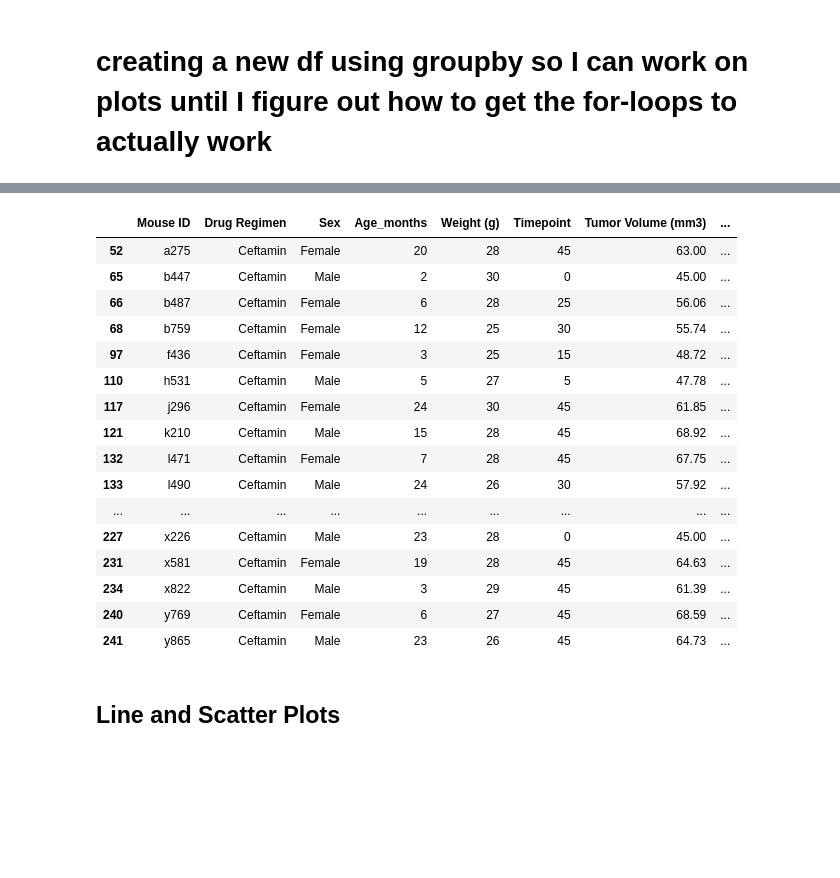
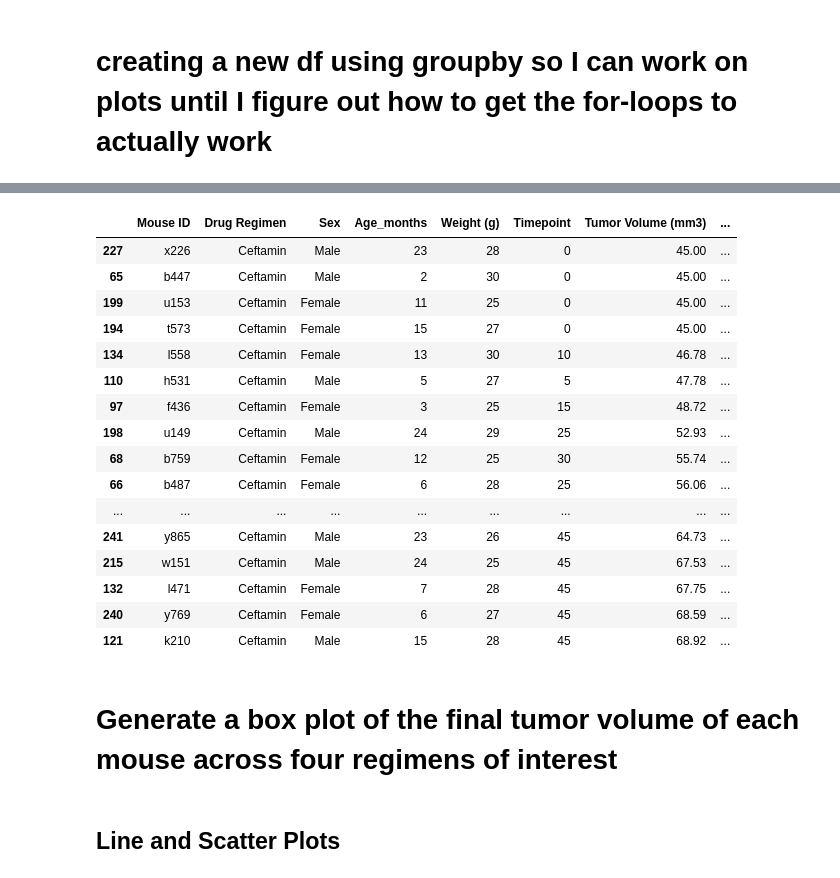
Before and after one commit to juliemcbaker/pymaceuticals, a Jupyter notebook: pymaceuticals_BAKER.ipynb, the cells around one changed output, grey strips where cells are left out. Saved outputs shown, nothing was run; the diff lists cells and outputs as text; code cells hidden in the pictures; blank space fills up the shorter version.

```diff
--- a/pymaceuticals_BAKER.ipynb
+++ b/pymaceuticals_BAKER.ipynb
@@ -708,22 +711,23 @@ infubinol_df
 # %%
-#Capomulin, Ramicane, Infubinol, and Ceftamin
+# Ceftamin sorted by tumor volume
 ceftamin_df = final_time_df.loc[final_time_df['Drug Regimen'] == 'Ceftamin', :]
-ceftamin_df
+ceft_sorted_df = ceftamin_df.sort_values("Tumor Volume (mm3)")
+ceft_sorted_df
 # %% [output]
 |  | Mouse ID | Drug Regimen | Sex | Age_months | Weight (g) | Timepoint | Tumor Volume (mm3) | ... |
-| 52 | a275 | Ceftamin | Female | 20 | 28 | 45 | 63.00 | ... |
+| 227 | x226 | Ceftamin | Male | 23 | 28 | 0 | 45.00 | ... |
 | 65 | b447 | Ceftamin | Male | 2 | 30 | 0 | 45.00 | ... |
+| 199 | u153 | Ceftamin | Female | 11 | 25 | 0 | 45.00 | ... |
+| 194 | t573 | Ceftamin | Female | 15 | 27 | 0 | 45.00 | ... |
+| 134 | l558 | Ceftamin | Female | 13 | 30 | 10 | 46.78 | ... |
+| 110 | h531 | Ceftamin | Male | 5 | 27 | 5 | 47.78 | ... |
+| 97 | f436 | Ceftamin | Female | 3 | 25 | 15 | 48.72 | ... |
+| 198 | u149 | Ceftamin | Male | 24 | 29 | 25 | 52.93 | ... |
+| 68 | b759 | Ceftamin | Female | 12 | 25 | 30 | 55.74 | ... |
 | 66 | b487 | Ceftamin | Female | 6 | 28 | 25 | 56.06 | ... |
-| 68 | b759 | Ceftamin | Female | 12 | 25 | 30 | 55.74 | ... |
-| 97 | f436 | Ceftamin | Female | 3 | 25 | 15 | 48.72 | ... |
-| 110 | h531 | Ceftamin | Male | 5 | 27 | 5 | 47.78 | ... |
-| 117 | j296 | Ceftamin | Female | 24 | 30 | 45 | 61.85 | ... |
+| ... | ... | ... | ... | ... | ... | ... | ... | ... |
+| 241 | y865 | Ceftamin | Male | 23 | 26 | 45 | 64.73 | ... |
+| 215 | w151 | Ceftamin | Male | 24 | 25 | 45 | 67.53 | ... |
+| 132 | l471 | Ceftamin | Female | 7 | 28 | 45 | 67.75 | ... |
+| 240 | y769 | Ceftamin | Female | 6 | 27 | 45 | 68.59 | ... |
 | 121 | k210 | Ceftamin | Male | 15 | 28 | 45 | 68.92 | ... |
-| 132 | l471 | Ceftamin | Female | 7 | 28 | 45 | 67.75 | ... |
-| 133 | l490 | Ceftamin | Male | 24 | 26 | 30 | 57.92 | ... |
-| ... | ... | ... | ... | ... | ... | ... | ... | ... |
-| 227 | x226 | Ceftamin | Male | 23 | 28 | 0 | 45.00 | ... |
-| 231 | x581 | Ceftamin | Female | 19 | 28 | 45 | 64.63 | ... |
-| 234 | x822 | Ceftamin | Male | 3 | 29 | 45 | 61.39 | ... |
-| 240 | y769 | Ceftamin | Female | 6 | 27 | 45 | 68.59 | ... |
-| 241 | y865 | Ceftamin | Male | 23 | 26 | 45 | 64.73 | ... |
@@ -731,0 +734,2 @@ ceftamin_df
+# %% [markdown]
+# Generate a box plot of the final tumor volume of each mouse across four regimens of interest
```
Also changed, not shown: parts of 8 cells of this notebook.
